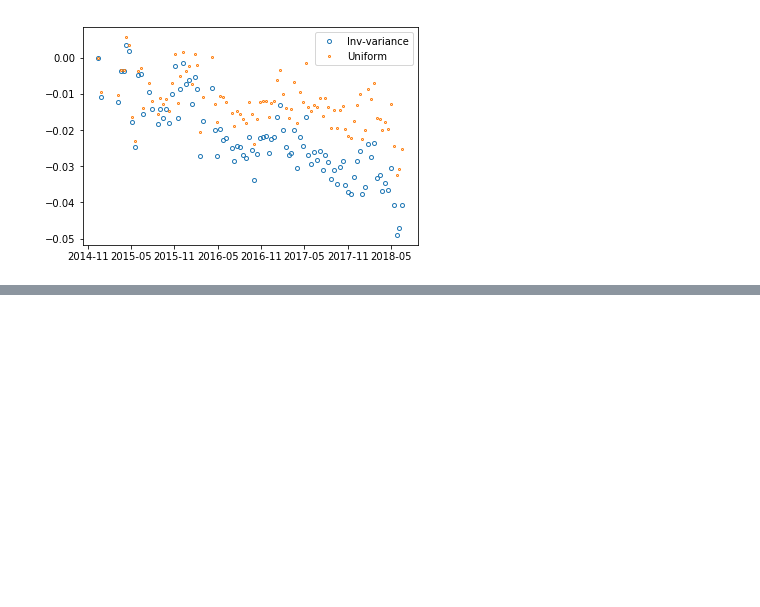
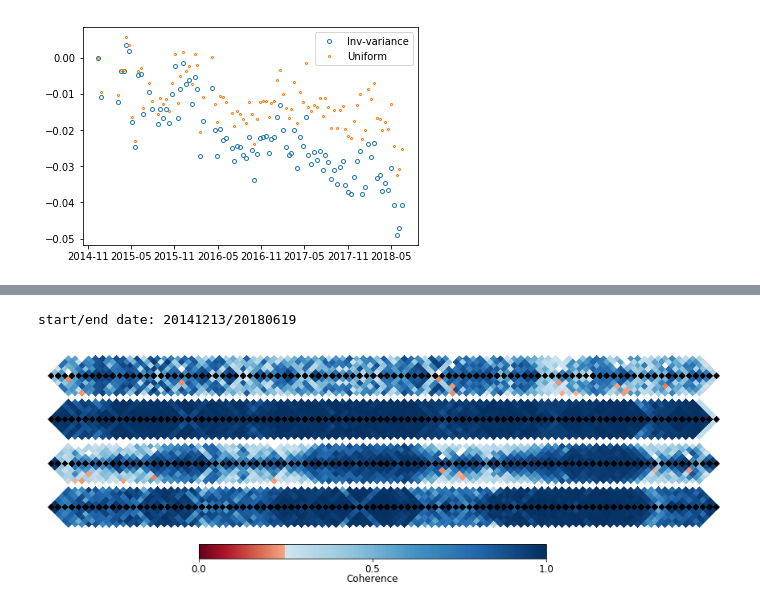
Before and after one commit to geodesymiami/Yunjun_et_al-2019-MintPy, a Jupyter notebook: Fig_16_PySAR_vs_GIAnT.ipynb, the cells around one changed output, grey strips where cells are left out. Drawn from its saved outputs; the diff is of its cells as text; code cells hidden in the pictures; blank space fills up the shorter version.

```diff
--- a/Fig_16_PySAR_vs_GIAnT.ipynb
+++ b/Fig_16_PySAR_vs_GIAnT.ipynb
@@ -331,0 +354,52 @@ open ifgramStack file: ifgramStack.h5
+# %%
+## Fig. 14j - coherence matrix of POIs
+cmap = pp.ColormapExt('truncate_RdBu', vlist=[0, 0.25, 1]).colormap
+min_date, max_date = '20141201', '20180619'
+
+ifg_file = os.path.join(proj_dir, '../PYSAR/INPUTS/ifgramStack.h5')
+stack_obj = ifgramStack(ifg_file)
+stack_obj.open(print_msg=False)
+# get date12_list between (min_date, max_date)
+date12_list0 = stack_obj.get_date12_list(dropIfgram=False)
+tempList  = [i for i in date12_list0 if any(int(j) < int(min_date) for j in i.split('_'))]
+tempList += [i for i in date12_list0 if any(int(j) > int(max_date) for j in i.split('_'))]
+date12_list = sorted(list(set(date12_list0) - set(tempList)))
+dset_list = ['coherence-{}'.format(i) for i in date12_list]
+# info
+mDates = [i.split('_')[0] for i in date12_list]
+sDates = [i.split('_')[1] for i in date12_list]
+dateList = sorted(list(set(mDates + sDates)))
+print('start/end date: {}/{}'.format(dateList[0], dateList[-1]))
+
+# plot
+fig, axs = plt.subplots(nrows=num_pts, ncols=1, figsize=[15, 7])
+for i in range(num_pts):
+    y, x = pts_yx[i]
+    box = (x, y, x+1, y+1)
+    coh = np.squeeze(readfile.read(ifg_file, datasetName=dset_list, box=box, print_msg=False)[0])
+    # get date12_list_drop
+    coh_date12_list = list(np.array(date12_list)[coh >= 0.25])
+    date12_list_drop = [i for i in date12_list if i not in coh_date12_list]
+    #plot
+    ax = axs[i]
+    ax, im = pp.plot_rotate_diag_coherence_matrix(ax, coh.tolist(), date12_list, date12_list_drop, cmap=cmap, disp_min=0.0)
+fig.subplots_adjust(hspace=-0.75)
+
+# plot colorbar
+#fig = plt.figure(figsize=(1.5, 0.1))
+cax = fig.add_axes([0.3, 0.215, 0.4, 0.035])
+cbar = plt.colorbar(im, cax=cax, orientation='horizontal')
+
+cbar.ax.tick_params(labelsize=font_size)
+cbar.locator = ticker.MaxNLocator(nbins=2)
+cbar.update_ticks()
+cbar.set_label('Coherence', fontsize=font_size, labelpad=-1)
+#cbar.ax.xaxis.tick_top()
+#cbar.ax.xaxis.set_label_position('top')
+#plt.savefig('pysar_vs_giant_coh_mat_cbar.png', bbox_inches='tight', transparent=True, dpi=fig_dpi)
+
+plt.savefig('pysar_vs_giant_coh_mat.png', bbox_inches='tight', transparent=True, dpi=fig_dpi)
+plt.show()
+# %% [output]
+start/end date: 20141213/20180619
+[figure, added]
```
Also changed, not shown: parts of 2 cells of this notebook, 1 other file.
